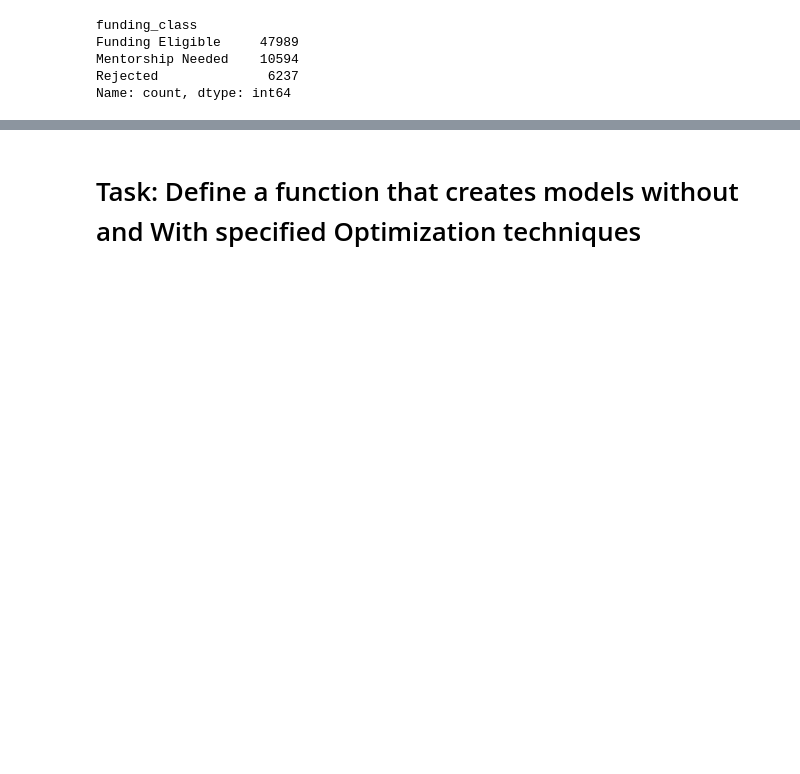
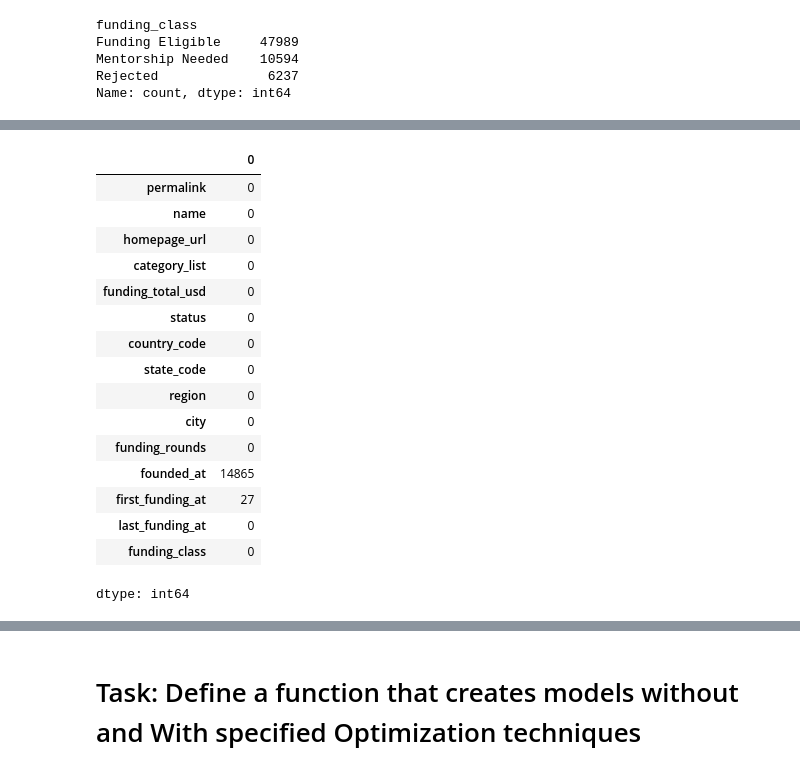
Before and after one commit to NiyonshutiDavid/Intro2ML_Summative, a Jupyter notebook: Summative_Intro_to_ml_[David Niyonshuti]_assignment_FIXED.ipynb, the cells around one changed output, grey strips where cells are left out. Drawn from its saved outputs; the diff is of its cells as text; code cells hidden in the pictures; blank space fills up the shorter version.

```diff
--- a/Summative_Intro_to_ml_[David Niyonshuti]_assignment_FIXED.ipynb
+++ b/Summative_Intro_to_ml_[David Niyonshuti]_assignment_FIXED.ipynb
@@ -442,0 +482,40 @@ Name: count, dtype: int64
+# %%
+# prompt: handle missing values and fill them appropiatelly
+
+# Impute missing numerical values using the mean
+for col in ['funding_total_usd', 'funding_rounds']:
+    if data[col].isnull().sum() > 0:
+        mean_val = data[col].mean()
+        data[col].fillna(mean_val, inplace=True)
+        print(f"Filled missing values in '{col}' with the mean: {mean_val:.2f}")
+
+# For date columns, we can potentially fill with a placeholder or drop rows
+# given the previous steps likely addressed most, but let's check again
+date_cols = ['founded_at', 'first_funding_at', 'last_funding_at']
+for col in date_cols:
+    if data[col].isnull().sum() > 0:
+        # Option 1: Fill with a generic date or the mode (less ideal)
+        # Option 2: Drop rows with missing dates if they are critical and few
+        # Option 3: Use indicator variables (more complex)
+        # For simplicity here, let's see if dropping is viable or fill with placeholder
+        # Example: Fill with a specific date far in the past/future if we want to keep the row
+        # data[col].fillna(pd.to_datetime('1900-01-01'), inplace=True)
+        print(f"Column '{col}' still has {data[col].isnull().sum()} missing values.")
+        # Depending on the number, you might decide to drop or use a different imputation strategy.
+        # For this example, let's assume dropping a few remaining ones is acceptable if they exist.
+        # data.dropna(subset=[col], inplace=True) # Uncomment if you decide to drop
+
+# For categorical columns, we already filled with 'Unknown_...' placeholders
+# Let's re-check just in case any were missed or introduced
+cat_cols_to_check = ['homepage_url', 'category_list', 'country_code', 'state_code', 'region', 'city']
+for col in cat_cols_to_check:
+     if data[col].isnull().sum() > 0:
+         data[col].fillna(f'Unknown_{col}', inplace=True)
+         print(f"Filled missing values in '{col}' with 'Unknown_{col}'.")
+
+
+# Final check for any remaining missing values
+print("\nMissing values after handling:")
+print(data.isnull().sum())
+
+print(f"\nDataFrame shape after handling missing values: {data.shape}")
@@ -443,3 +546,23 @@ Name: count, dtype: int64
+# %%
+data.isnull().sum()
+# %% [output]
+|  | 0 |
+| permalink | 0 |
+| name | 0 |
+| homepage_url | 0 |
+| category_list | 0 |
+| funding_total_usd | 0 |
+| status | 0 |
+| country_code | 0 |
+| state_code | 0 |
+| region | 0 |
+| city | 0 |
+| funding_rounds | 0 |
+| founded_at | 14865 |
+| first_funding_at | 27 |
+| last_funding_at | 0 |
+| funding_class | 0 |
+dtype: int64
 # %%
 
 # Select features (X) and target variable (y)
```
Also changed, not shown: parts of 4 cells of this notebook.
